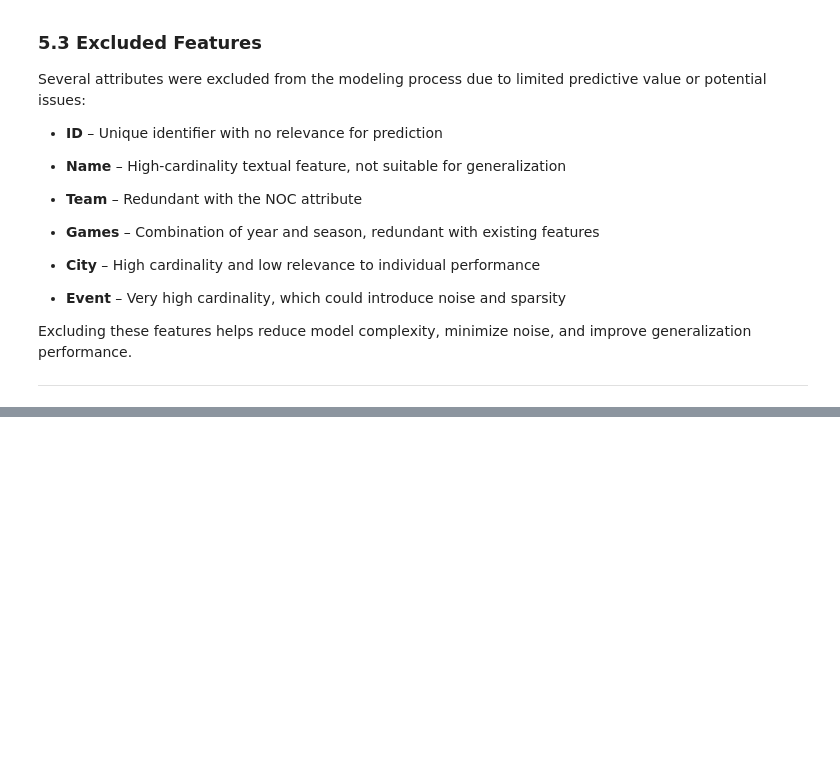
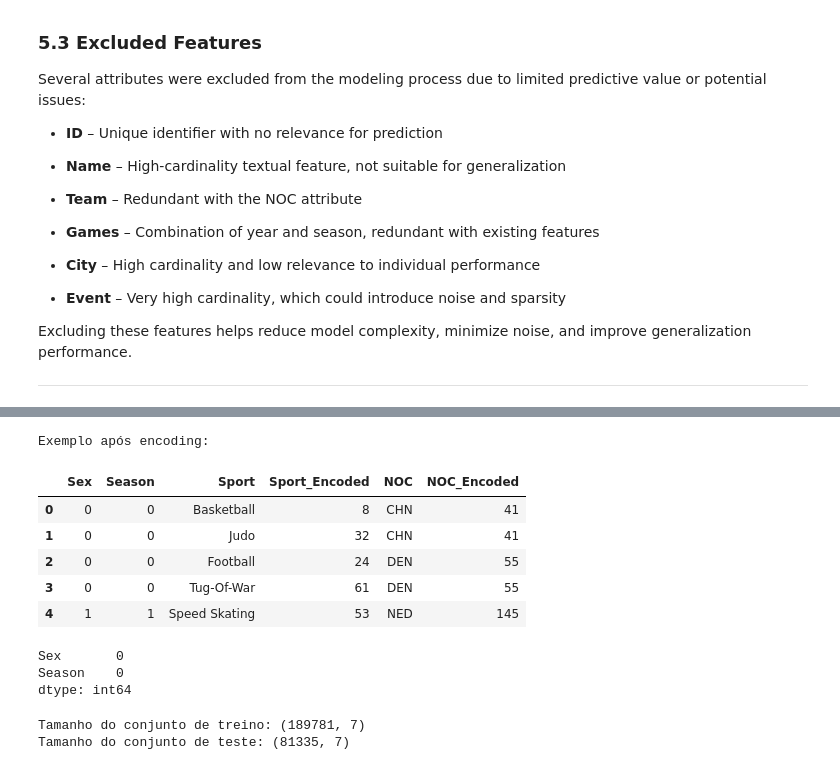
Before and after one commit to diogooaabreu/IA25_P02_G4, a Jupyter notebook: Notebook1.ipynb, the cells around one changed output, grey strips where cells are left out. Drawn from its saved outputs; the diff is of its cells as text; code cells hidden in the pictures; blank space fills up the shorter version.

```diff
--- a/Notebook1.ipynb
+++ b/Notebook1.ipynb
@@ -202,0 +250,76 @@ Excluding these features helps reduce model complexity, minimize noise, and impr
+# %%
+# ===============================
+# Secção 7 – Encoding das Variáveis Categóricas
+# ===============================
+
+from sklearn.preprocessing import LabelEncoder
+
+# 1. Converter variáveis binárias
+olympic_df['Sex'] = olympic_df['Sex'].map({'M': 0, 'F': 1})
+olympic_df['Season'] = olympic_df['Season'].map({'Summer': 0, 'Winter': 1})
+
+# 2. Label Encoding para variáveis com muitos valores
+le_sport = LabelEncoder()
+le_noc = LabelEncoder()
+
+olympic_df['Sport_Encoded'] = le_sport.fit_transform(olympic_df['Sport'])
+olympic_df['NOC_Encoded'] = le_noc.fit_transform(olympic_df['NOC'])
+
+# 3. Verificar resultado
+print("Exemplo após encoding:")
+display(
+    olympic_df[
+        ['Sex', 'Season', 'Sport', 'Sport_Encoded', 'NOC', 'NOC_Encoded']
+    ].head()
+)
+
+# Verificar se ainda existem valores ausentes nas colunas codificadas
+olympic_df[['Sex', 'Season']].isnull().sum()
+# %% [output]
+Exemplo após encoding:
+|  | Sex | Season | Sport | Sport_Encoded | NOC | NOC_Encoded |
+| 0 | 0 | 0 | Basketball | 8 | CHN | 41 |
+| 1 | 0 | 0 | Judo | 32 | CHN | 41 |
+| 2 | 0 | 0 | Football | 24 | DEN | 55 |
+| 3 | 0 | 0 | Tug-Of-War | 61 | DEN | 55 |
+| 4 | 1 | 1 | Speed Skating | 53 | NED | 145 |
+Sex       0
+Season    0
+dtype: int64
+# %%
+# ===============================
+# Secção 8 – Separação dos Dados
+# ===============================
+
+from sklearn.model_selection import train_test_split
+
+# 1. Seleção das features (X) e target (y)
+X = olympic_df[
+    [
+        'Age',
+        'Height',
+        'Weight',
+        'Sex',
+        'Season',
+        'Sport_Encoded',
+        'NOC_Encoded'
+    ]
+]
+
+y = olympic_df['Medal_Binary']
+
+# 2. Separação em treino (70%) e teste (30%)
+X_train, X_test, y_train, y_test = train_test_split(
+    X,
+    y,
+    test_size=0.30,
+    random_state=42,
+    stratify=y
+)
+
+# 3. Verificação dos tamanhos
+print("Tamanho do conjunto de treino:", X_train.shape)
+print("Tamanho do conjunto de teste:", X_test.shape)
+# %% [output]
+Tamanho do conjunto de treino: (189781, 7)
+Tamanho do conjunto de teste: (81335, 7)
```
Also changed, not shown: parts of 6 cells of this notebook.
